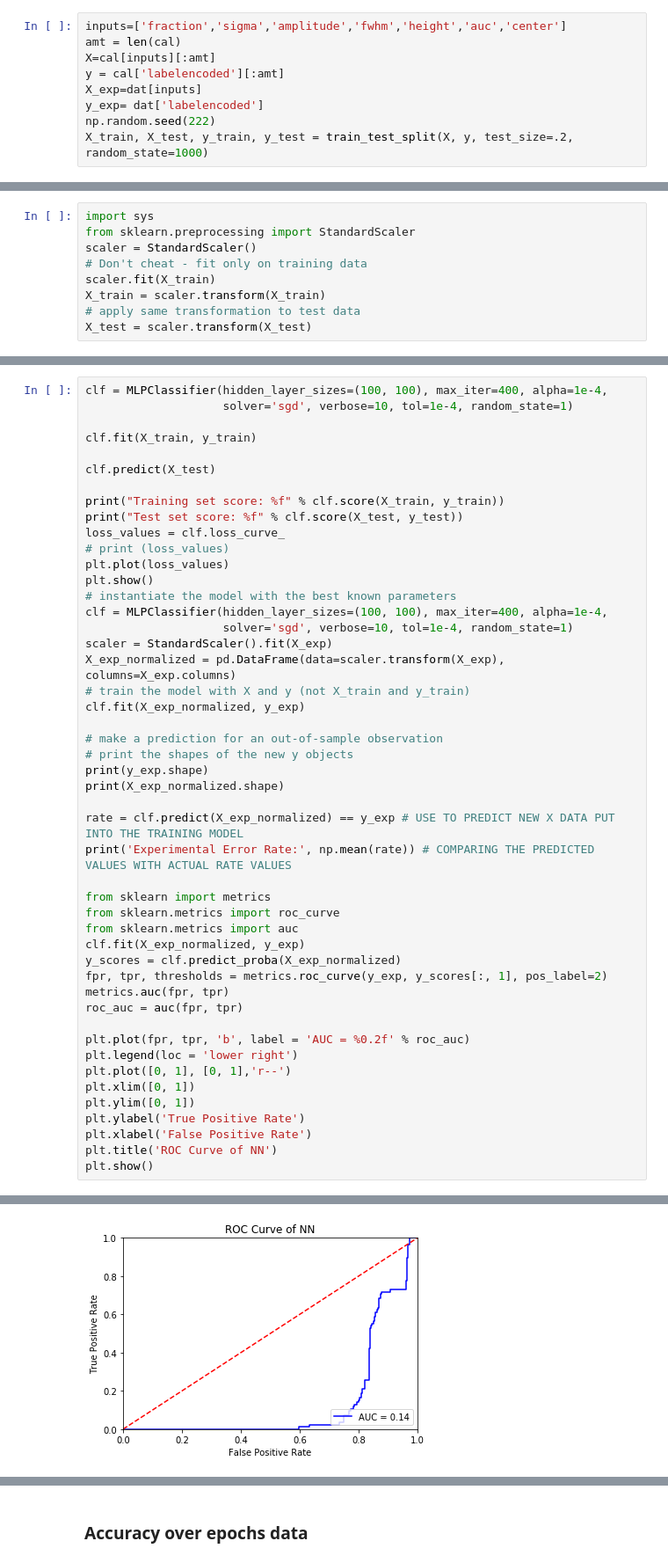
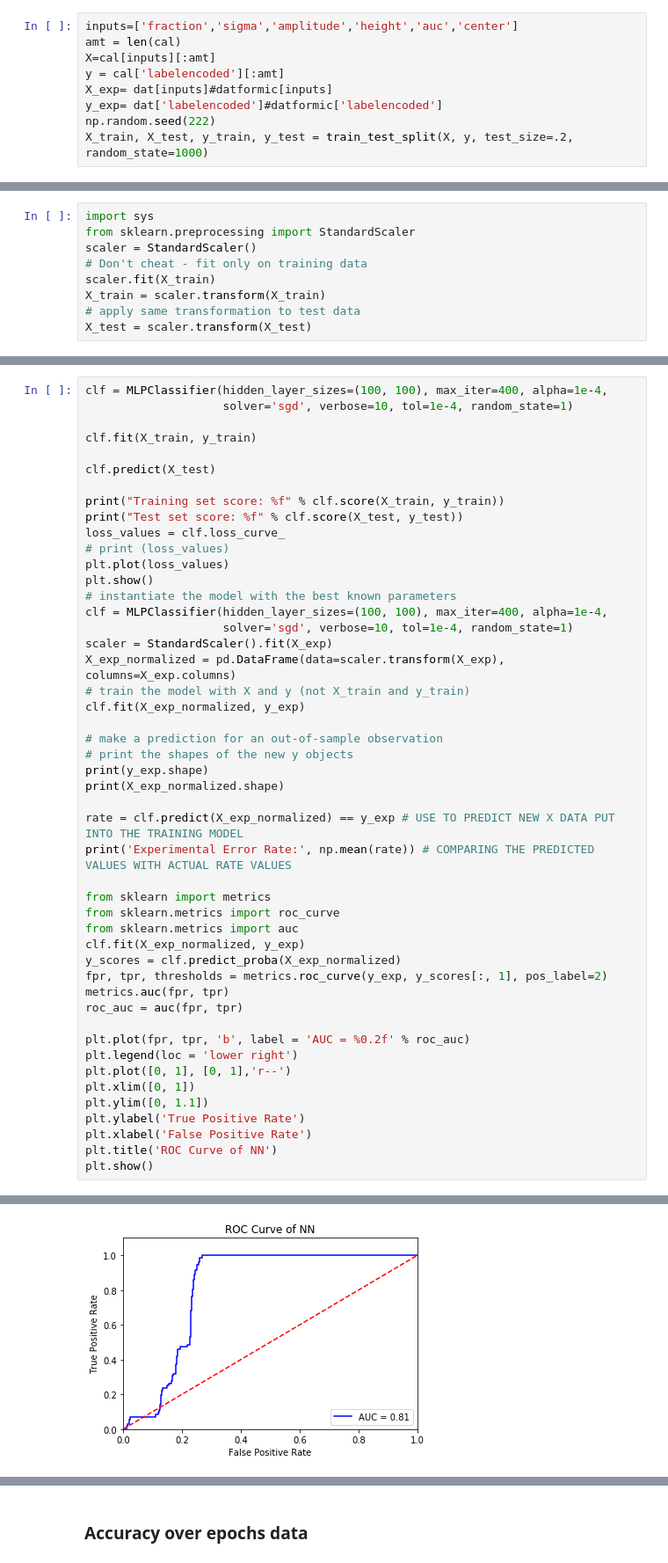
Before and after one commit to raman-noodles/raman-spectra-decomp-analysis, a Jupyter notebook: examples/supervised_machine_learning_dev.ipynb, the cells around one changed output, grey strips where cells are left out. Shown at 88% size. Saved outputs shown, nothing was run; the diff lists cells and outputs as text.

```diff
--- a/examples/supervised_machine_learning_dev.ipynb
+++ b/examples/supervised_machine_learning_dev.ipynb
@@ -494,12 +549,12 @@ Text(0.5, 1.0, 'error vs $\\lambda$')
 # %% [markdown]
 # Neural network
 # %%
-inputs=['fraction','sigma','amplitude','fwhm','height','auc','center']
+inputs=['fraction','sigma','amplitude','height','auc','center']
 amt = len(cal)
 X=cal[inputs][:amt]
 y = cal['labelencoded'][:amt]
-X_exp=dat[inputs]
-y_exp= dat['labelencoded']
+X_exp= dat[inputs]#datformic[inputs]
+y_exp= dat['labelencoded']#datformic['labelencoded']
 np.random.seed(222)
 X_train, X_test, y_train, y_test = train_test_split(X, y, test_size=.2, random_state=1000)
 # %%
@@ -622,7 +677,7 @@ plt.plot(fpr, tpr, 'b', label = 'AUC = %0.2f' % roc_auc)
 plt.legend(loc = 'lower right')
 plt.plot([0, 1], [0, 1],'r--')
 plt.xlim([0, 1])
-plt.ylim([0, 1])
+plt.ylim([0, 1.1])
 plt.ylabel('True Positive Rate')
 plt.xlabel('False Positive Rate')
 plt.title('ROC Curve of NN')
@@ -683,4 +738,4 @@ Iteration 400, loss = 0.65074285
-[figure, old version]
+[figure, new version]
 # %%
 num = 10
 clf = MLPClassifier(hidden_layer_sizes=(5,2), max_iter=num, alpha=1e-4,
```
Also changed, not shown: parts of 47 cells of this notebook.
